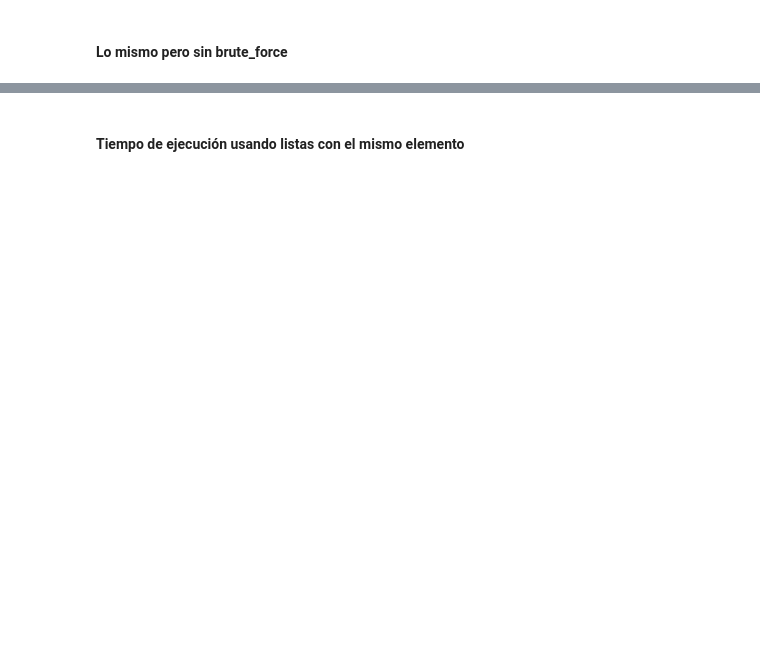
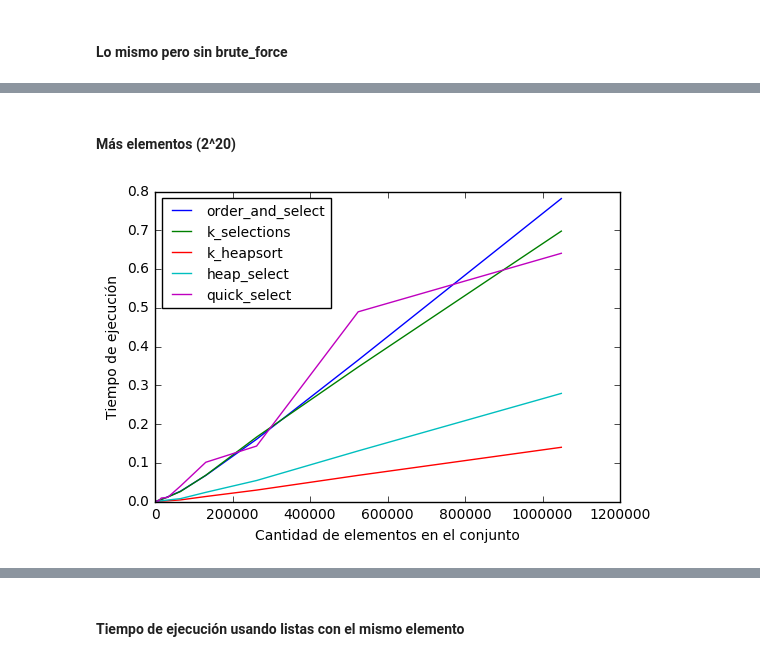
Before and after one commit to edittler/tda-fiuba, a Jupyter notebook: tp1/estadistico-k/algoritmos.ipynb, the cells around one changed output, grey strips where cells are left out. Saved outputs shown, nothing was run; the diff lists cells and outputs as text; code cells hidden in the pictures; blank space fills up the shorter version.

```diff
--- a/tp1/estadistico-k/algoritmos.ipynb
+++ b/tp1/estadistico-k/algoritmos.ipynb
@@ -64,0 +69,6 @@ plot_algorithms([order_and_select, k_selections, k_heapsort, quick_select], numb
+# %% [markdown]
+#### Más elementos (2^20)
+# %%
+plot_algorithms([order_and_select, k_selections, k_heapsort, heap_select, quick_select], maxiter=21)
+# %% [output]
+[figure, added]
```
Also changed, not shown: parts of 10 cells of this notebook.
